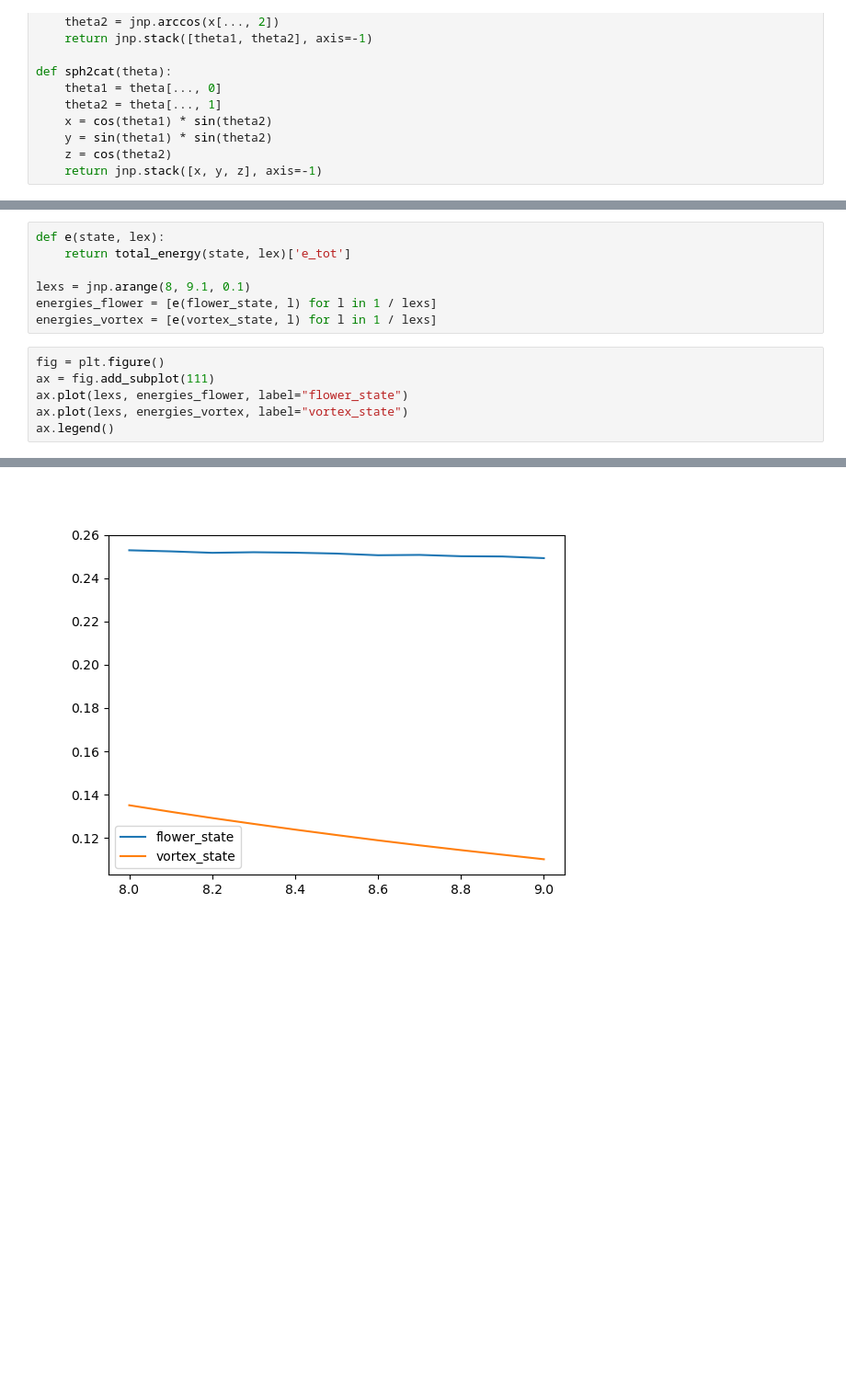
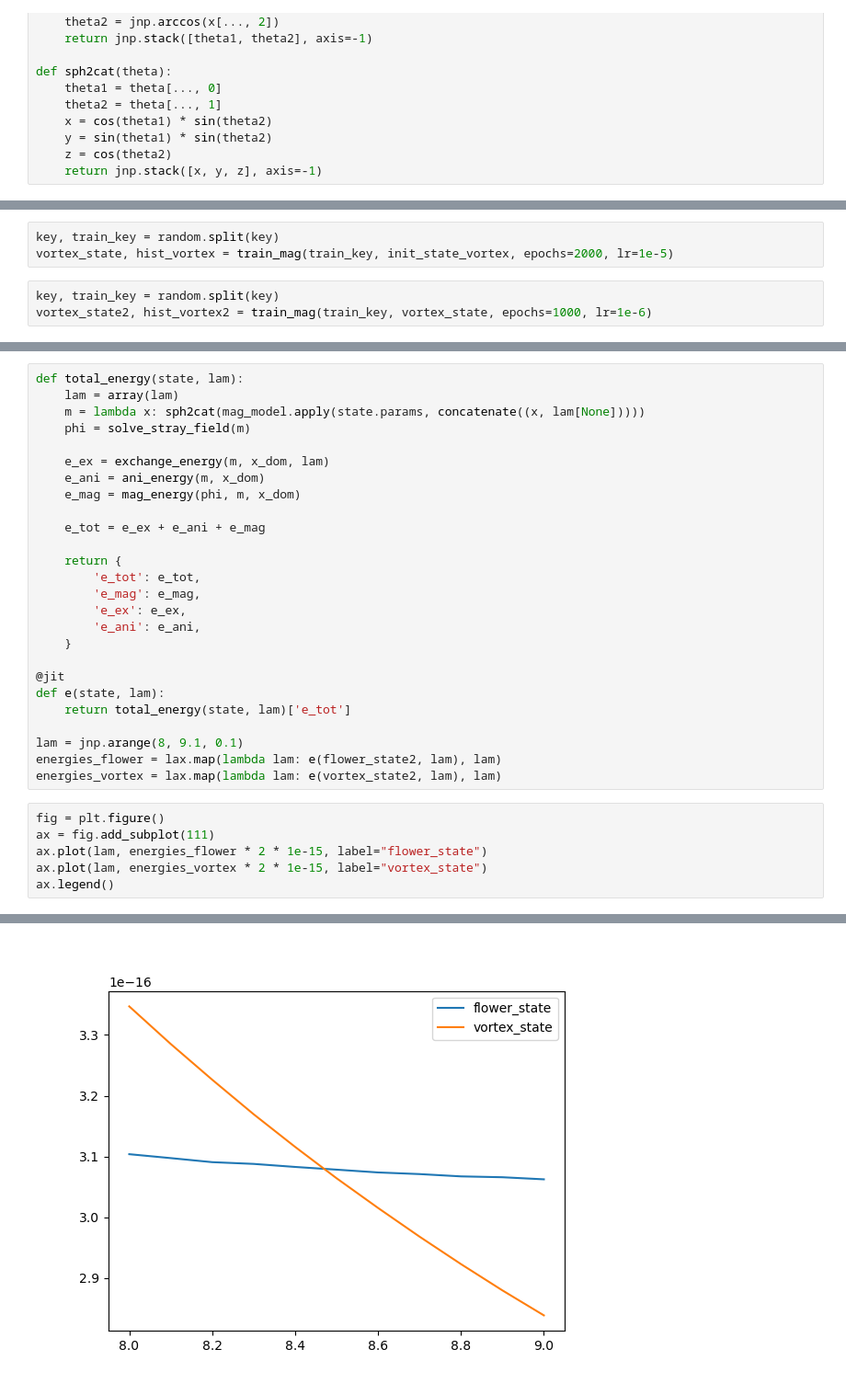
Before and after one commit to schaffer9/MagPI, a Jupyter notebook: mumag_sp3_energy_min.ipynb, the cells around one changed output, grey strips where cells are left out. Shown at 92% size. Cells and saved outputs as stored; diff of their text form; blank space fills up the shorter version.

Commit message:
update energy min

```diff
--- a/mumag_sp3_energy_min.ipynb
+++ b/mumag_sp3_energy_min.ipynb
@@ -263,0 +265,6 @@ vortex_state, hist_vortex = train_mag(train_key2, init_state_vortex)
+# %%
+key, train_key = random.split(key)
+vortex_state, hist_vortex = train_mag(train_key, init_state_vortex, epochs=2000, lr=1e-5)
+# %%
+key, train_key = random.split(key)
+vortex_state2, hist_vortex2 = train_mag(train_key, vortex_state, epochs=1000, lr=1e-6)
@@ -291,16 +301,35 @@ print(total_energy(vortex_state, l_ex))
-# %%
-def e(state, lex):
-    return total_energy(state, lex)['e_tot']
-
-lexs = jnp.arange(8, 9.1, 0.1)
-energies_flower = [e(flower_state, l) for l in 1 / lexs]
-energies_vortex = [e(vortex_state, l) for l in 1 / lexs]
+# %%
+def total_energy(state, lam):
+    lam = array(lam)
+    m = lambda x: sph2cat(mag_model.apply(state.params, concatenate((x, lam[None]))))
+    phi = solve_stray_field(m)
+
+    e_ex = exchange_energy(m, x_dom, lam)
+    e_ani = ani_energy(m, x_dom)
+    e_mag = mag_energy(phi, m, x_dom)
+
+    e_tot = e_ex + e_ani + e_mag
+
+    return {
+        'e_tot': e_tot,
+        'e_mag': e_mag,
+        'e_ex': e_ex,
+        'e_ani': e_ani,
+    }
+
+@jit
+def e(state, lam):
+    return total_energy(state, lam)['e_tot']
+
+lam = jnp.arange(8, 9.1, 0.1)
+energies_flower = lax.map(lambda lam: e(flower_state2, lam), lam)
+energies_vortex = lax.map(lambda lam: e(vortex_state2, lam), lam)
 # %%
 fig = plt.figure()
 ax = fig.add_subplot(111)
-ax.plot(lexs, energies_flower, label="flower_state")
-ax.plot(lexs, energies_vortex, label="vortex_state")
+ax.plot(lam, energies_flower * 2 * 1e-15, label="flower_state")
+ax.plot(lam, energies_vortex * 2 * 1e-15, label="vortex_state")
 ax.legend()
 # %% [output]
 <matplotlib.legend.Legend at 0x...>
-[figure, old version]
+[figure, new version]
```
Also changed, not shown: parts of 14 cells of this notebook.
